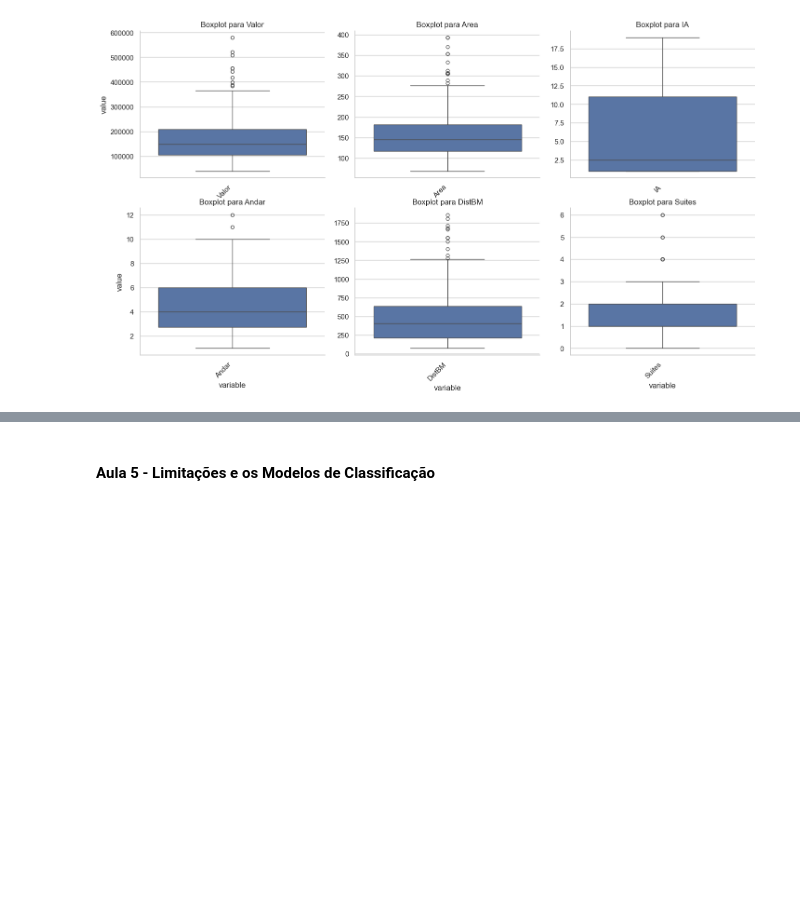
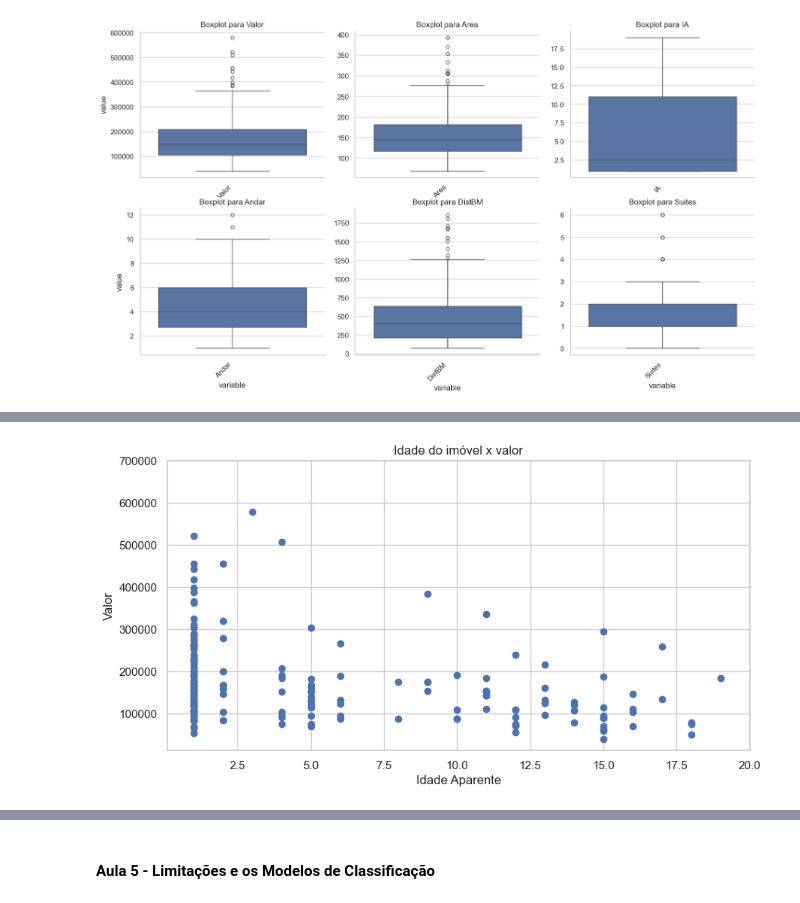
Before and after one commit to RicardViana/fiap-Machine-Learning-and-Time-Series, a Jupyter notebook: machine_learning_com_python.ipynb, the cells around one changed output, grey strips where cells are left out. Drawn from its saved outputs; the diff is of its cells as text; code cells hidden in the pictures; blank space fills up the shorter version.

```diff
--- a/machine_learning_com_python.ipynb
+++ b/machine_learning_com_python.ipynb
@@ -1580,0 +1596,15 @@ plt.show()
+# %%
+# Criar o gráfico de dispersão
+
+plt.figure(figsize=(10,5))
+plt.scatter("IA", "Valor", data=imoveis)
+plt.xlabel("Idade Aparente")
+plt.ylabel("Valor")
+plt.title("Idade do imóvel x valor")
+
+plt.ylim(top=700000)
+plt.xlim(right=20)
+
+plt.show()
+# %% [output]
+[figure, added]
```
Also changed, not shown: parts of 9 cells of this notebook.
